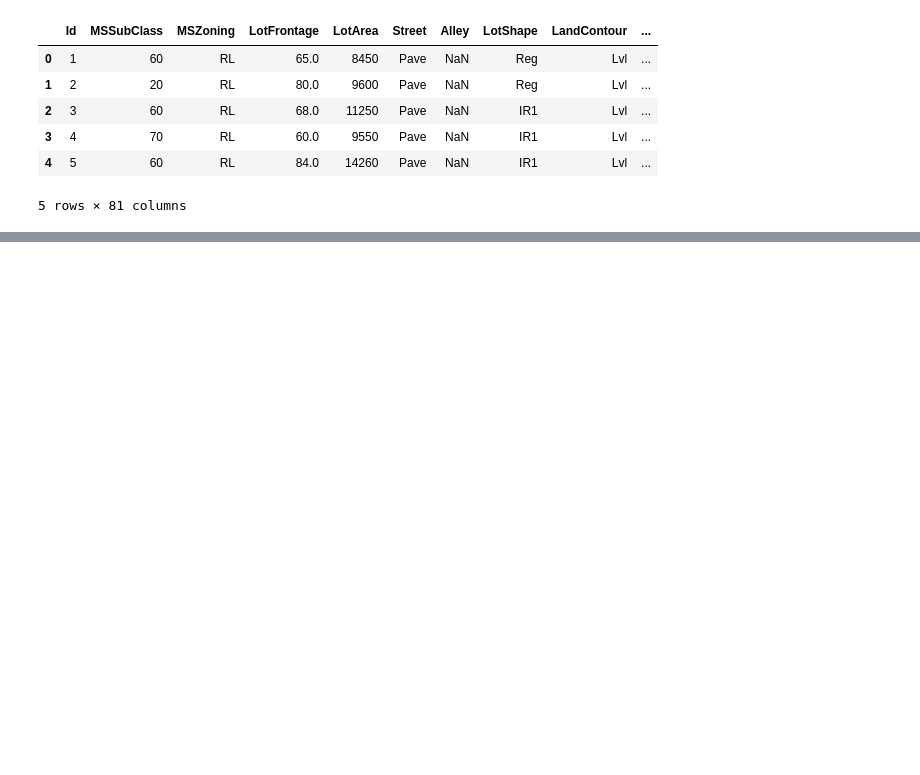
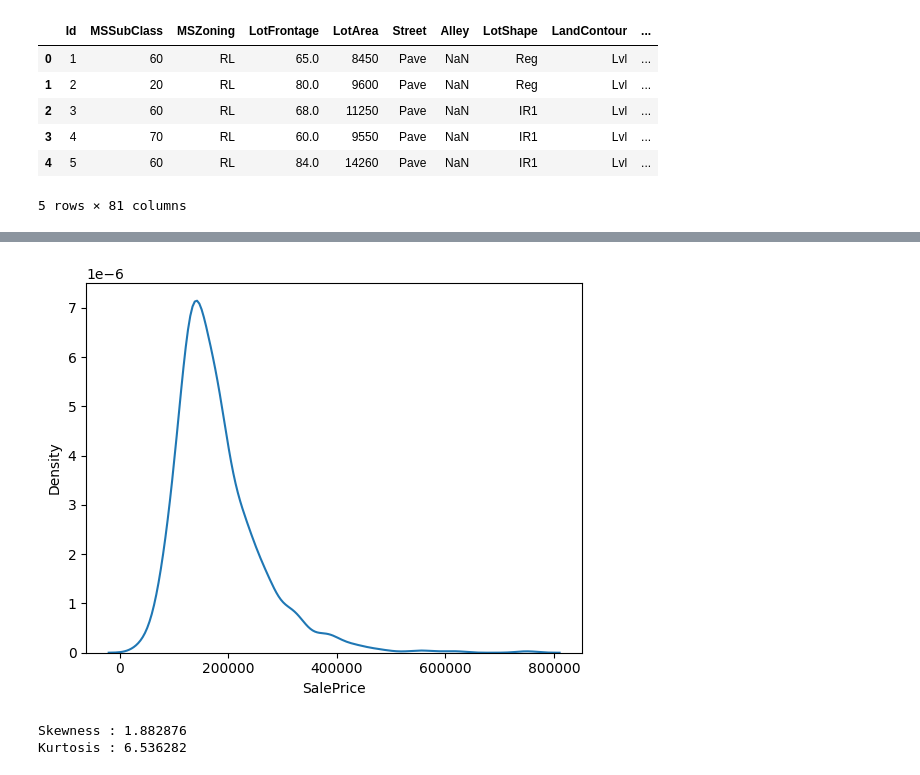
Before and after one commit to Manikandan-08J/Deep_Learning_for_Comment_Toxicity_Detection_with_Streamlit, a Jupyter notebook: House Price Train.ipynb, the cells around one changed output, grey strips where cells are left out. Cells and saved outputs as stored; diff of their text form; code cells hidden in the pictures; blank space fills up the shorter version.

```diff
--- a/House Price Train.ipynb
+++ b/House Price Train.ipynb
@@ -25,0 +79,11 @@ hpp_train.head(5)
+# %%
+sns.kdeplot(hpp_train['SalePrice'])
+plt.show()
+# %% [output]
+[figure, added]
+# %%
+print("Skewness : %f" % hpp_train['SalePrice'].skew())
+print("Kurtosis : %f" % hpp_train['SalePrice'].kurt())
+# %% [output]
+Skewness : 1.882876
+Kurtosis : 6.536282
```
Also changed, not shown: parts of 11 cells of this notebook, 11 other files.
